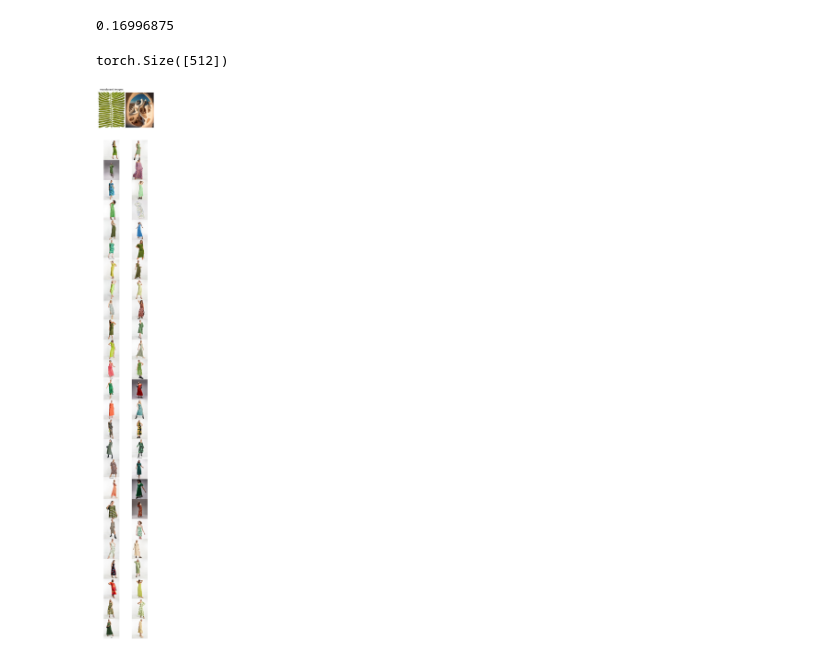
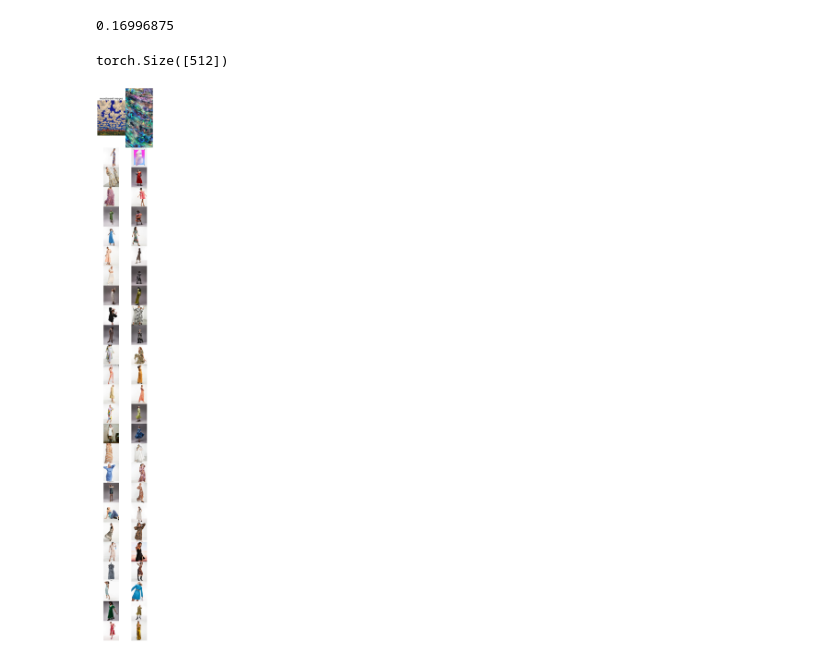
Before and after one commit to jonberliner/moodboard, a Jupyter notebook: moodboard rec with CLIP ASOS.ipynb, the cells around one changed output. Saved outputs shown, nothing was run; the diff lists cells and outputs as text; code cells hidden in the pictures.

```diff
--- a/moodboard rec with CLIP ASOS.ipynb
+++ b/moodboard rec with CLIP ASOS.ipynb
@@ -67,8 +67,6 @@ def images_to_embeddings(images: list[Image]) -> torch.tensor:
     vembeds = vembeds / vembeds.norm(p=2, dim=-1, keepdim=True)
 
     return vembeds
-# %%
-text = ["lady in a dress"]
 # %%
 def text_to_embeddings(text: list[str]) -> torch.tensor:
     tinput = processor(text=text, padding=True, return_tensors="pt")
@@ -244,13 +242,13 @@ dress_embed = text_to_embeddings(["lady in a dress"]).t()
 dists = candidate_vembeds @ dress_embed.detach().numpy()
 # %% [output]
 0.16996875
-# %%
-a = torch.randn(512)
-# torch.zeros_like(a).shape
-
-torch.zeros(512).shape
-# %% [output]
-torch.Size([512])
+# %%
+a = torch.randn(512)
+# torch.zeros_like(a).shape
+
+torch.zeros(512).shape
+# %% [output]
+torch.Size([512])
 # %%
 category_vembeds = candidate_vembeds
 dim = category_vembeds.shape[1]
@@ -284,14 +282,14 @@ index.add(category_vembeds)
 
 # get our query embeddings
 # image_url1 = "https://i.pinimg.com/474x/53/37/d5/5337d5464816d2c405b80cb7283edaa9.jpg"
-image_url1 = "https://i.pinimg.com/474x/65/76/5d/65765da55a1c7043d13908e098d62814.jpg"
+# image_url1 = "https://i.pinimg.com/474x/65/76/5d/65765da55a1c7043d13908e098d62814.jpg"
 
 # image_url1 = "https://i.pinimg.com/474x/7c/c8/e3/7cc8e31cd06fca4e6aa5c9f1a550fe1b.jpg"
-image_url2 = "https://i.pinimg.com/474x/e3/7d/93/e37d93f00bb5773b2e3cf46d06ea01c7.jpg"
+# image_url2 = "https://i.pinimg.com/474x/e3/7d/93/e37d93f00bb5773b2e3cf46d06ea01c7.jpg"
 
-# image_url = "https://i.pinimg.com/564x/2a/da/f7/2adaf77f93508acd3e2d3448768be26b.jpg"
-# image_url = "https://i.pinimg.com/564x/6f/38/29/6f38294fdc3f59e20be41c7e66f0bcaf.jpg"
-# image_url = "https://i.pinimg.com/564x/25/2c/5c/252c5cb1b521c13a97045bc73add3751.jpg"
+# image_url2 = "https://i.pinimg.com/564x/2a/da/f7/2adaf77f93508acd3e2d3448768be26b.jpg"
+image_url2 = "https://i.pinimg.com/564x/6f/38/29/6f38294fdc3f59e20be41c7e66f0bcaf.jpg"
+image_url1 = "https://i.pinimg.com/564x/25/2c/5c/252c5cb1b521c13a97045bc73add3751.jpg"
 # image_url = "https://i.pinimg.com/564x/f9/9c/77/f99c77136c9b0af5eab79bfcbd414aed.jpg"
 # image_url = "https://i.pinimg.com/564x/99/8c/14/998c14a26d8bedcf39c63265d332fa75.jpg"
 k = 50
@@ -301,36 +299,36 @@ image1 = Image.open(requests.get(image_url1, stream=True).raw)
 image2 = Image.open(requests.get(image_url2, stream=True).raw)
 
 images = [image1, image2]
-texts = ["a woman in a dress"]
+texts = ["a woman in a dress", "a catalog photo of a dress"]
 
-wimages = [1., 0.]
-wtexts = [2.]
+wimages = [5., 0.]
+wtexts = [0., 0.]
 
 dists, idxs = search(images, texts, wimages, wtexts, index=index, k=k)
 
 # plot
 fig, axes = plt.subplots(1 + (k // 2), 2,
                          figsize = (5, 50),
                          gridspec_kw={'height_ratios': [3] + [1] * (k//2),})
 
 for ax in axes.ravel():
     ax.axis("off")
 
 axes[0, 0].imshow(image1)
 axes[0, 1].imshow(image2)
 axes[0, 0].set_title("moodboard images")
 
 i, j = 1, 0
 for idx in idxs[0]:
     ax = axes[i, j]
     ax.imshow(asos_dataset[idx][0])
     ax.set_aspect("equal")
     j += 1
     if j == 2:
         j = 0
         i += 1
 
 plt.subplots_adjust(hspace=0.0, wspace = 0.0)
 plt.show()
 # %% [output]
-[figure, old version]
+[figure, new version]
```
